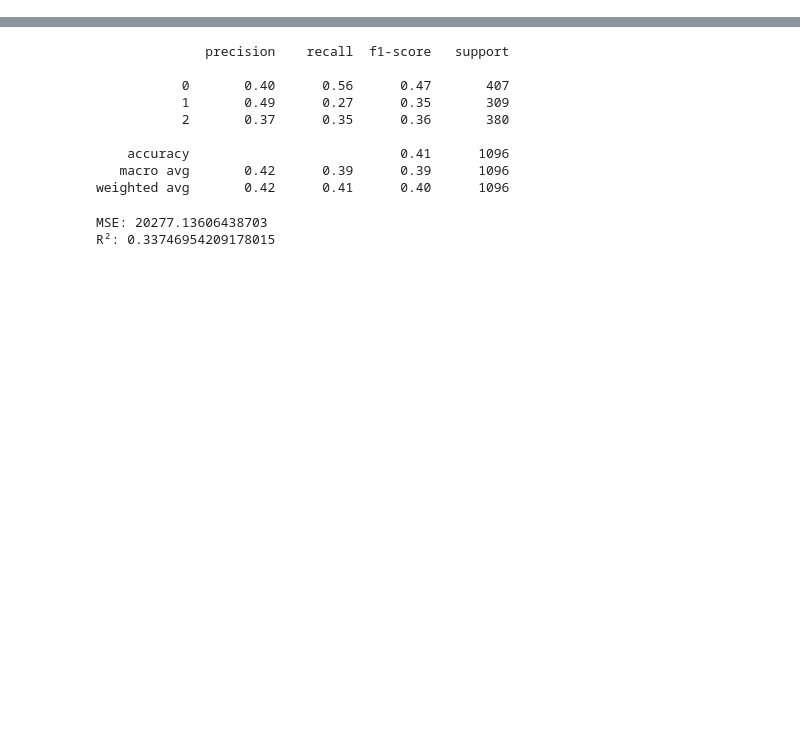
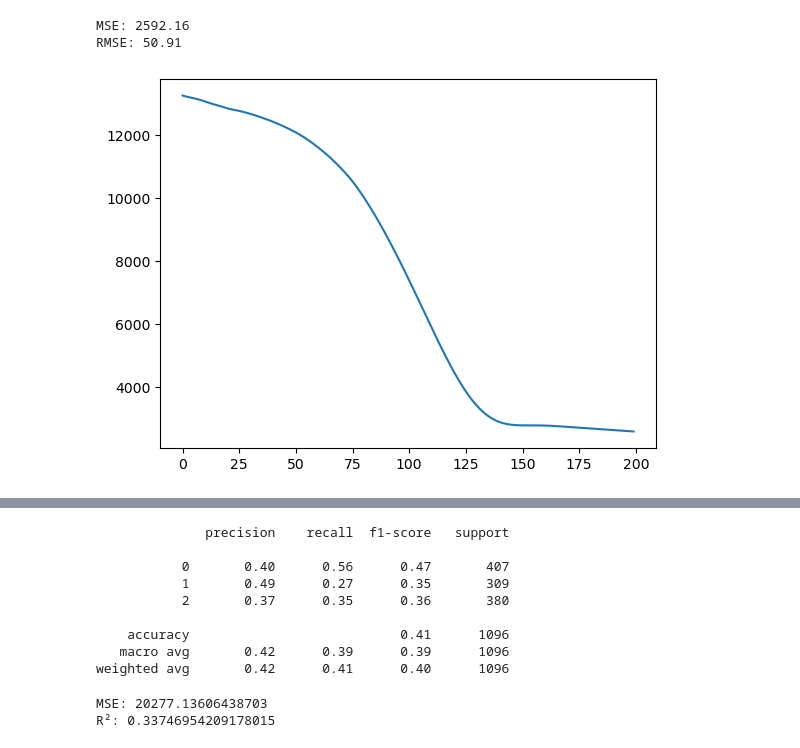
Before and after one commit to rguilcas/GFI-ML-evening-course, a Jupyter notebook: test_notebook.ipynb, the cells around one changed output, grey strips where cells are left out. Drawn from its saved outputs; the diff is of its cells as text; code cells hidden in the pictures; blank space fills up the shorter version.

```diff
--- a/test_notebook.ipynb
+++ b/test_notebook.ipynb
@@ -25,0 +150,9 @@ from sklearn.metrics import classification_report
+# %%
+print("MSE: %.2f" % best_mse)
+print("RMSE: %.2f" % np.sqrt(best_mse))
+plt.plot(history)
+plt.show()
+# %% [output]
+MSE: 2592.16
+RMSE: 50.91
+[figure, added]
```
Also changed, not shown: parts of 13 cells of this notebook, 3 other files.
